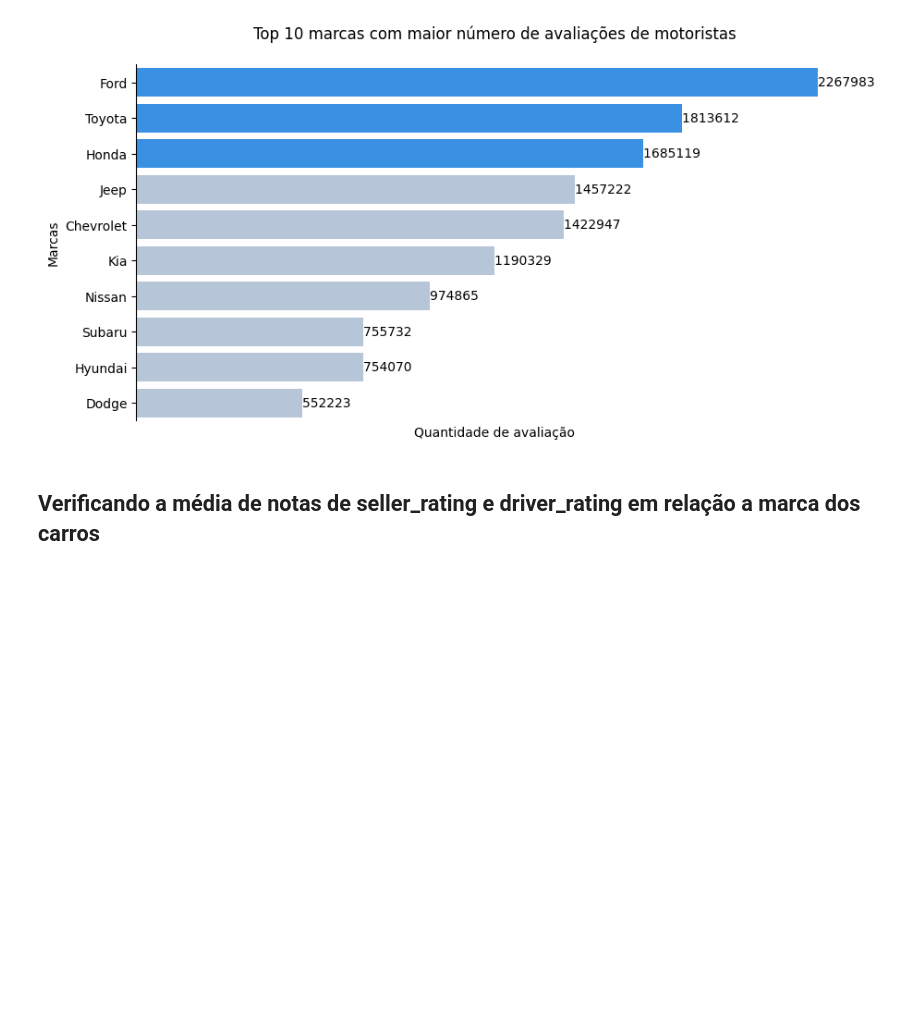
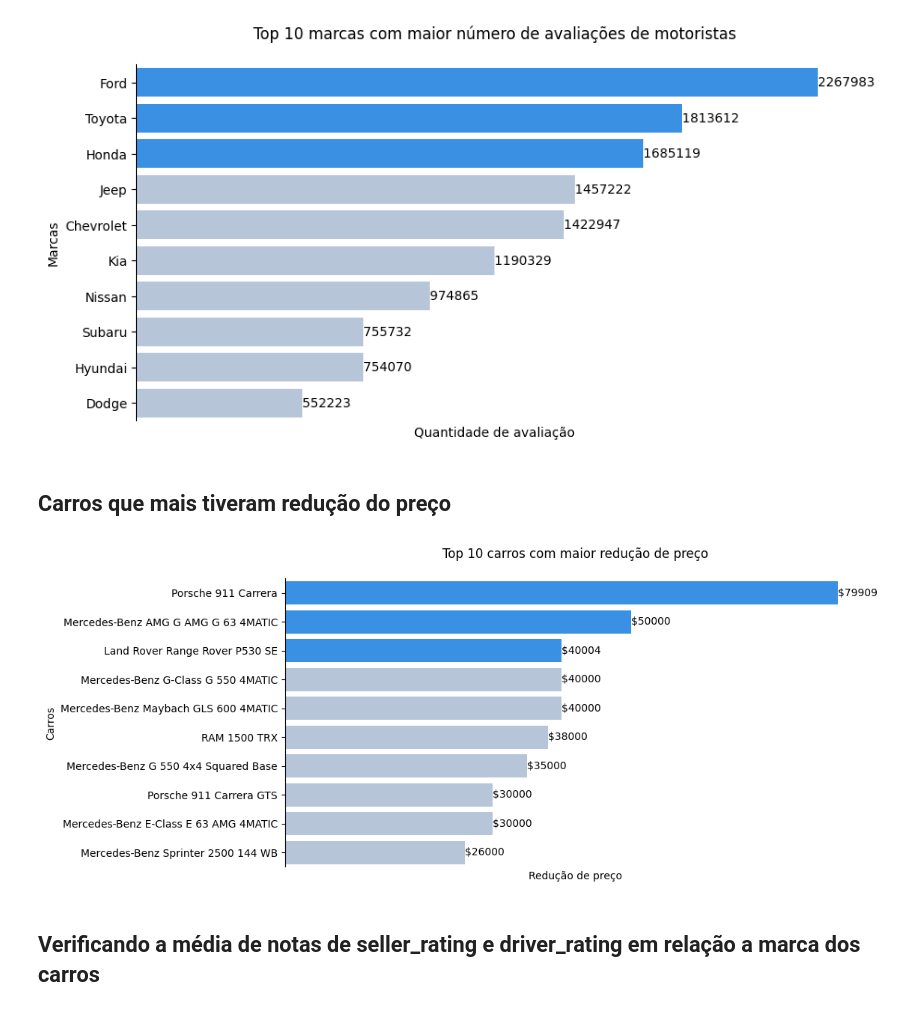
Before and after one commit to kaladabrio2020/Compass.Uol.DataScience, a Jupyter notebook: Sprint 02/ProjetoSprint02/ProjetoSprint02.ipynb, the cells around one changed output. Cells and saved outputs as stored; diff of their text form; code cells hidden in the pictures; blank space fills up the shorter version.

```diff
--- a/Sprint 02/ProjetoSprint02/ProjetoSprint02.ipynb
+++ b/Sprint 02/ProjetoSprint02/ProjetoSprint02.ipynb
@@ -284,6 +282,45 @@ plt.xticks([])
 plt.show()
 # %% [output]
 [figure]
+# %% [markdown]
+## Carros que mais tiveram redução do preço
+# %%
+manufacturer = data.groupby(by=['manufacturer','model'])['price_drop']\
+                   .max()\
+                    .sort_values(ascending=False)[0: 10].reset_index()
+# %%
+manufacturer['modelo'] = manufacturer['manufacturer']+' '+manufacturer['model']
+
+# removendo coluna model e manufacturer
+manufacturer.drop(columns=['model','manufacturer'], inplace=True)
+# %%
+manufacturer.set_index('modelo', inplace=True)
+# %%
+params = dict(
+    x = manufacturer.values.reshape(1, -1)[0],
+    y = manufacturer.index,
+    hue = manufacturer.index ,
+    palette = ['dodgerblue']*3 + ['lightsteelblue'] * 7
+)
+plt.figure(figsize=(10, 5))
+bar_manu = sea.barplot(**params)
+
+for p in bar_manu.patches:
+    params_annotate = dict(
+        xy     = ( p.get_width(), p.get_y() + p.get_height() / 2),
+        xytext = (0, 0.1), textcoords= 'offset points',
+        ha     = 'left', va = "center", size=10
+    )
+    bar_manu.annotate("$%.0f" % p.get_width()+' ', **params_annotate)
+
+plt.title('Top 10 carros com maior redução de preço', y=1.05)
+plt.ylabel('Carros')
+plt.xlabel('Redução de preço')
+plt.gca().spines[['top', 'bottom', 'right']].set_visible(False)
+plt.xticks([])
+plt.show()
+# %% [output]
+[figure, added]
 # %% [markdown]
 ## Verificando a média de notas de seller_rating e driver_rating em relação a marca dos carros
 # %%
```
Also changed, not shown: parts of 57 cells of this notebook.
